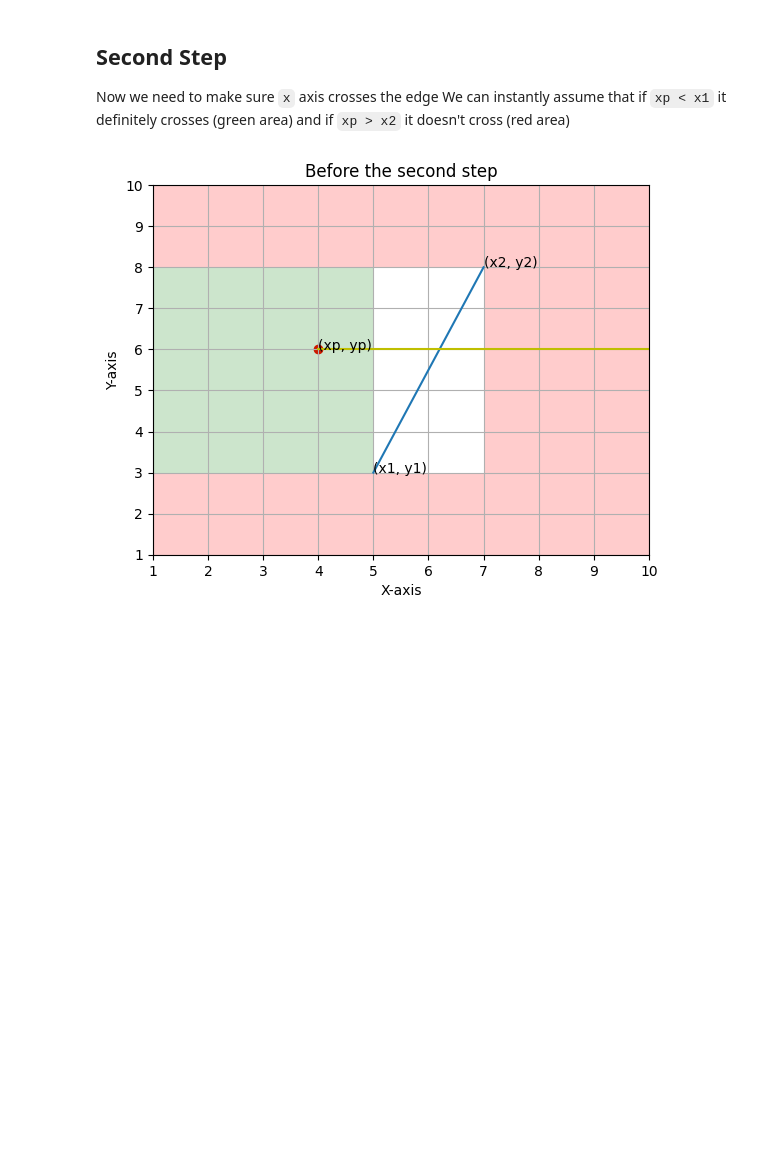
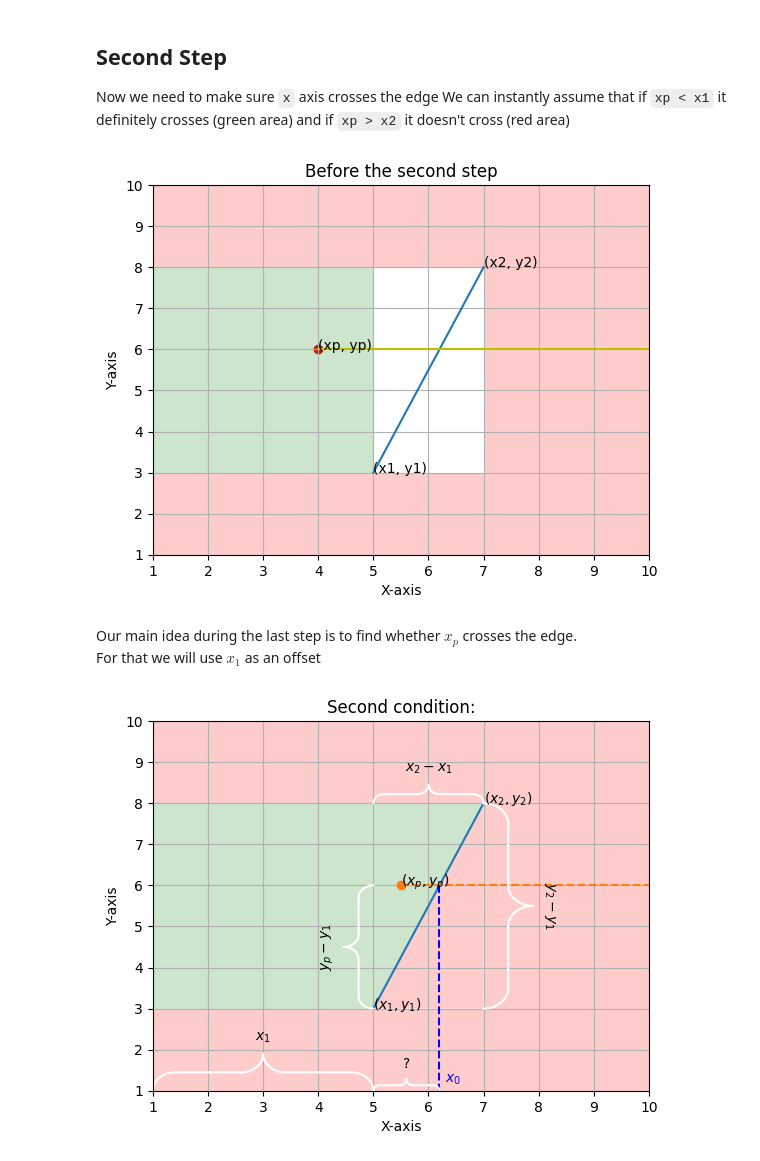
Before and after one commit to Slava-Ini/game-dev-math, a Jupyter notebook: Point-In-Polygon.ipynb, the cells around one changed output. Cells and saved outputs as stored; diff of their text form; code cells hidden in the pictures; blank space fills up the shorter version.

Commit message:
feat: continue point in polygon

```diff
--- a/Point-In-Polygon.ipynb
+++ b/Point-In-Polygon.ipynb
@@ -81,3 +82,64 @@ plt.ylabel("Y-axis")
 plt.show()
 # %% [output]
 [figure]
+# %% [markdown]
+Our main idea during the last step is to find whether $x_p$ crosses the edge.
+For that we will use $x_1$ as an offset
+# %%
+import matplotlib.pyplot as plt
+from matplotlib.patches import Polygon, Rectangle
+from curlyBrace import curlyBrace as cb
+
+# Edge
+x = [5, 7]
+y = [3, 8]
+
+plt.annotate("$(x_1, y_1)$", (x[0], y[0]))
+plt.annotate("$(x_2, y_2)$", (x[1], y[1]))
+plt.plot(x, y)
+
+# Ray cast
+plt.annotate("$(x_p, y_p)$", (5.5, 6))
+plt.plot([5.5, 11], [6, 6], "o--")
+
+# Unknown plot
+plt.annotate("$x_0$", (6.3, 1.2), c="b")
+plt.plot([6.2, 6.2], [6, 1], "b--")
+
+# Red area
+plt.axhspan(0, 3, facecolor="r", alpha=0.2)
+plt.axhspan(8, 10, facecolor="r", alpha=0.2)
+
+# Additional areas
+patches = [
+    Rectangle((0, 3), 5, 5, facecolor="g", alpha=0.2),
+    Rectangle((7, 3), 5, 5, facecolor="r", alpha=0.2),
+    Polygon([(5, 3), (5, 8), (7, 8)], facecolor="g", alpha=0.2),
+    Polygon([(5, 3), (7, 8), (7, 3)], facecolor="r", alpha=0.2)
+]
+ax = plt.gca()
+
+for patch in patches:
+    ax.add_patch(patch)
+
+# Curly braces
+fig = plt.gcf()
+
+# cb(fig, ax, p2, p1, k_r1, bool_auto=True, str_text=str_text, color='r', lw=2, int_line_num=1, fontdict=font)
+cb(fig, ax, [5, 8], [7, 8], str_text="$x_2 - x_1$", color="white")
+cb(fig, ax, [1, 1], [5, 1], str_text="$x_1$", color="white")
+cb(fig, ax, [5, 1], [6.2, 1], str_text="?", color="white")
+
+cb(fig, ax, [7, 8], [7, 3], str_text="$y_2 - y_1$", color="white")
+cb(fig, ax, [5, 3], [5, 6], str_text="$y_p - y_1$", color="white")
+
+# Config
+plt.title("Second condition:")
+plt.grid()
+plt.xlim(1, 10)
+plt.ylim(1, 10)
+plt.xlabel("X-axis")
+plt.ylabel("Y-axis")
+plt.show()
+# %% [output]
+[figure, added]
```
Also changed, not shown: parts of 1 cell of this notebook, 2 other files.
